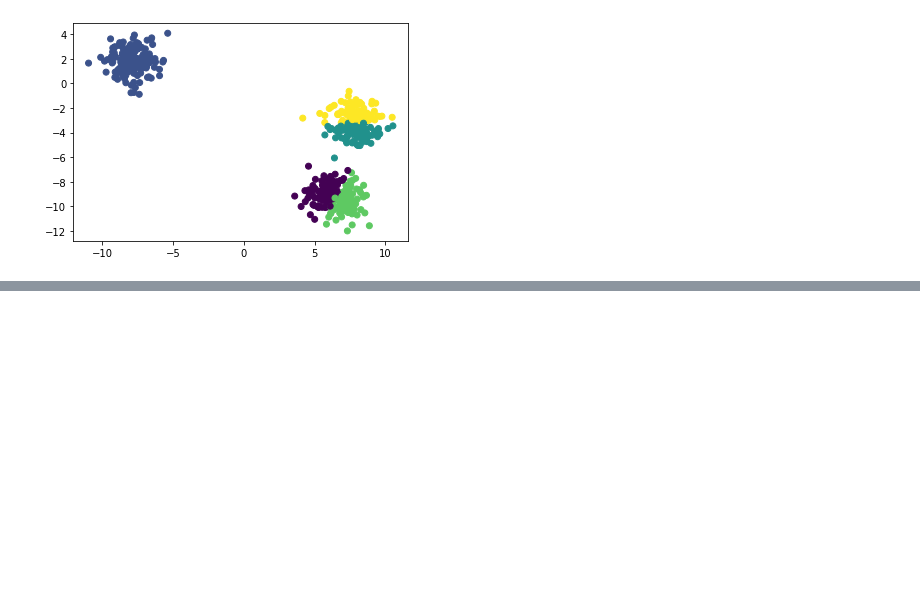
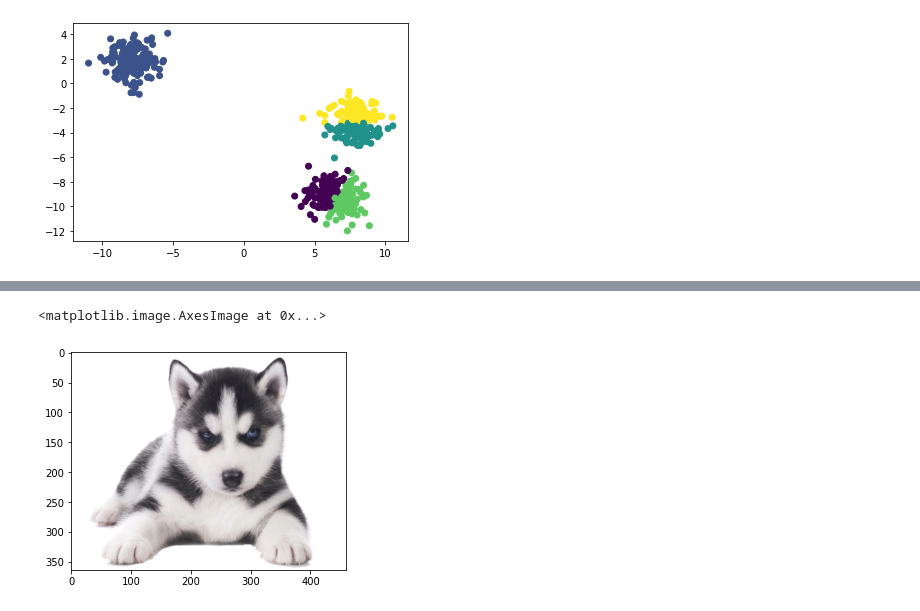
Before and after one commit to Chanunchida-May/DWDM21, a Jupyter notebook: Chap8_Clustering.ipynb, the cells around one changed output, grey strips where cells are left out. Saved outputs shown, nothing was run; the diff lists cells and outputs as text; code cells hidden in the pictures; blank space fills up the shorter version.

```diff
--- a/Chap8_Clustering.ipynb
+++ b/Chap8_Clustering.ipynb
@@ -84,0 +158,5 @@ plt.scatter(X[:,0],X[:,1],c=y_clust)#plot
+# %%
+plt.imshow(RGB_img)
+# %% [output]
+<matplotlib.image.AxesImage at 0x...>
+[figure, added]
```
Also changed, not shown: parts of 19 cells of this notebook.
